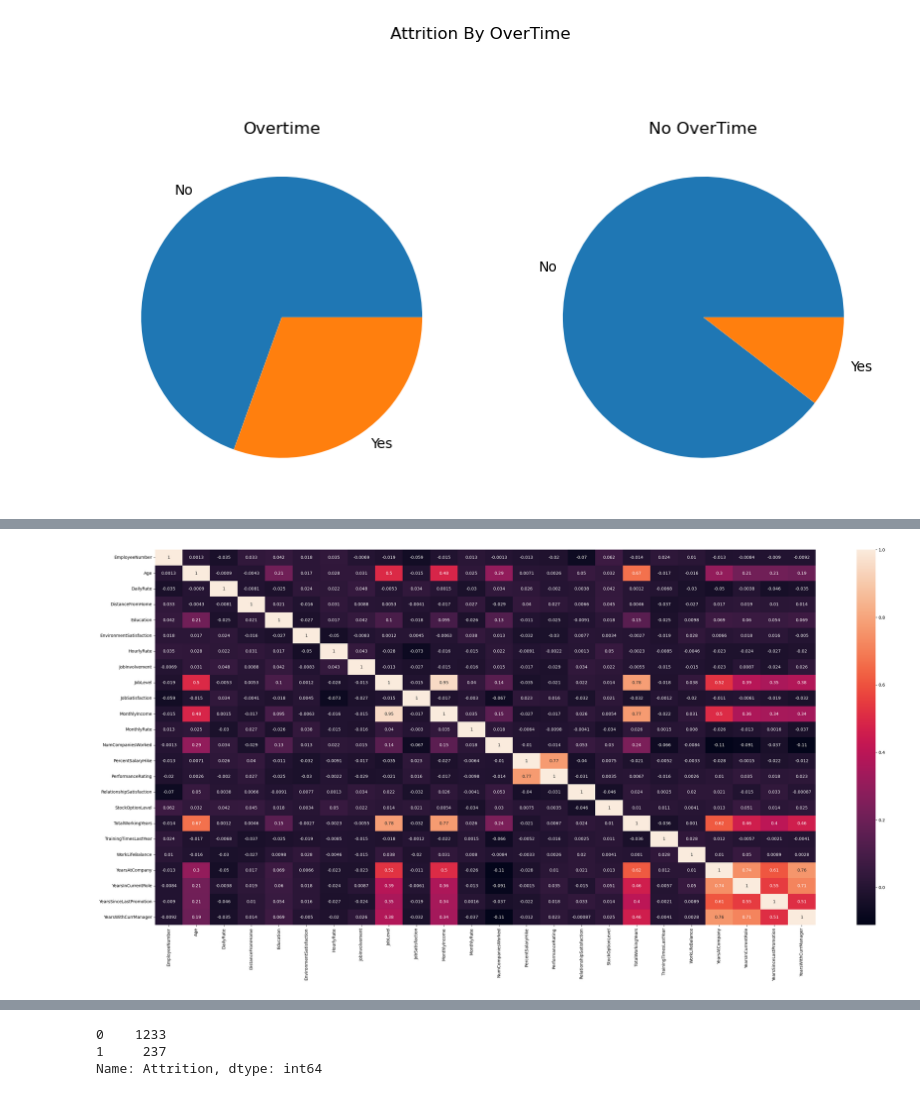
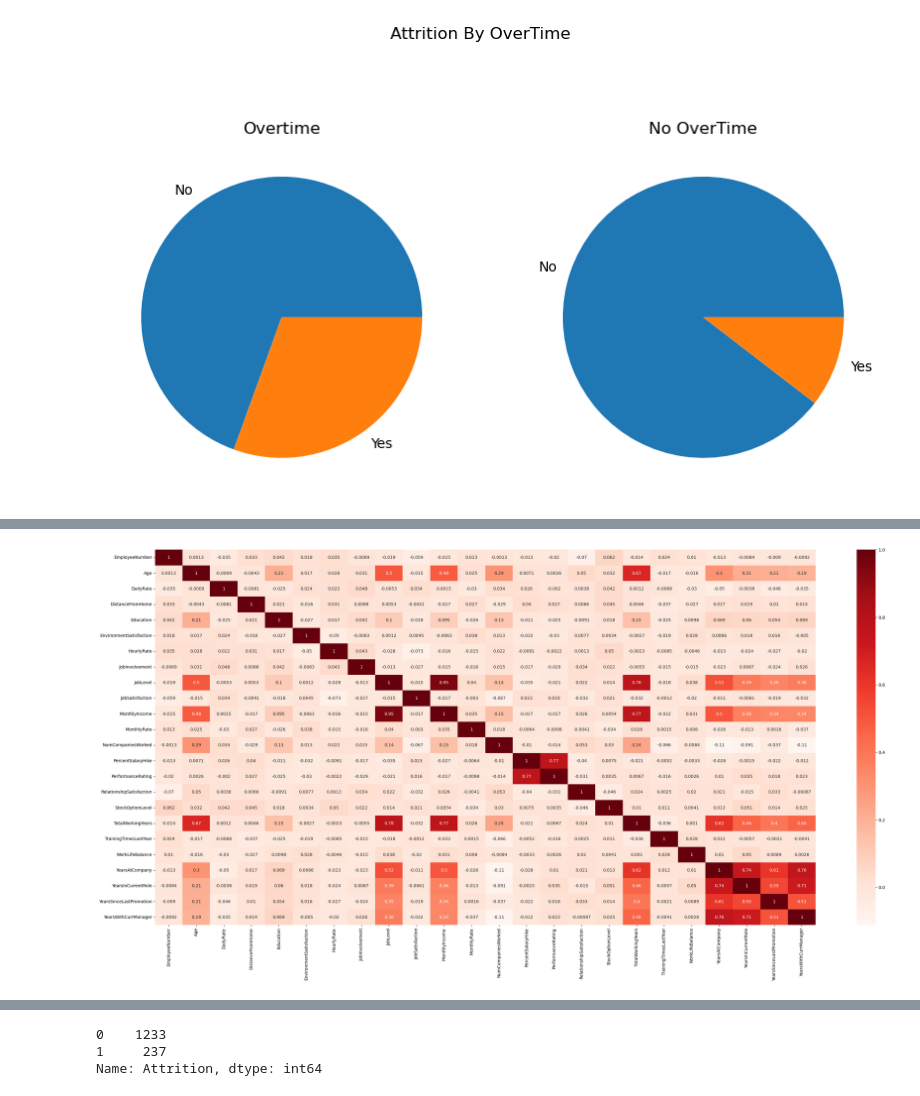
Before and after one commit to qasem-ezzaldeen/Data-Analysis-Project, a Jupyter notebook: week3final.ipynb, the cells around one changed output, grey strips where cells are left out. Cells and saved outputs as stored; diff of their text form; code cells hidden in the pictures.

```diff
--- a/week3final.ipynb
+++ b/week3final.ipynb
@@ -5,7 +5,7 @@ import seaborn as sns
 pd.options.mode.chained_assignment = None
 # %%
 
-data = pd.read_csv("Modified_HR_Data_with_Nulls.csv")
+data = pd.read_csv("Clustered HR Data\Modified_HR_Data_with_Nulls.csv")
 data.head()
 # %% [output]
 |  | EmployeeNumber | Emplyee name | Age | Attrition | BusinessTravel | DailyRate | Department | ... |
@@ -252,10 +253,11 @@ numericalfeature=data.select_dtypes("number").columns
 # %%
 plt.figure(figsize=(35, 16))
 corr_matrix = data[numericalfeature].corr()
-sns.heatmap(corr_matrix, annot=True)
+sns.heatmap(corr_matrix, annot=True, cmap="Reds")
+
 plt.show()
 # %% [output]
-[figure, old version]
+[figure, new version]
 # %%
 from sklearn.preprocessing import LabelEncoder
 encoder=LabelEncoder()
```
Also changed, not shown: parts of 2 cells of this notebook, 21 other files.
